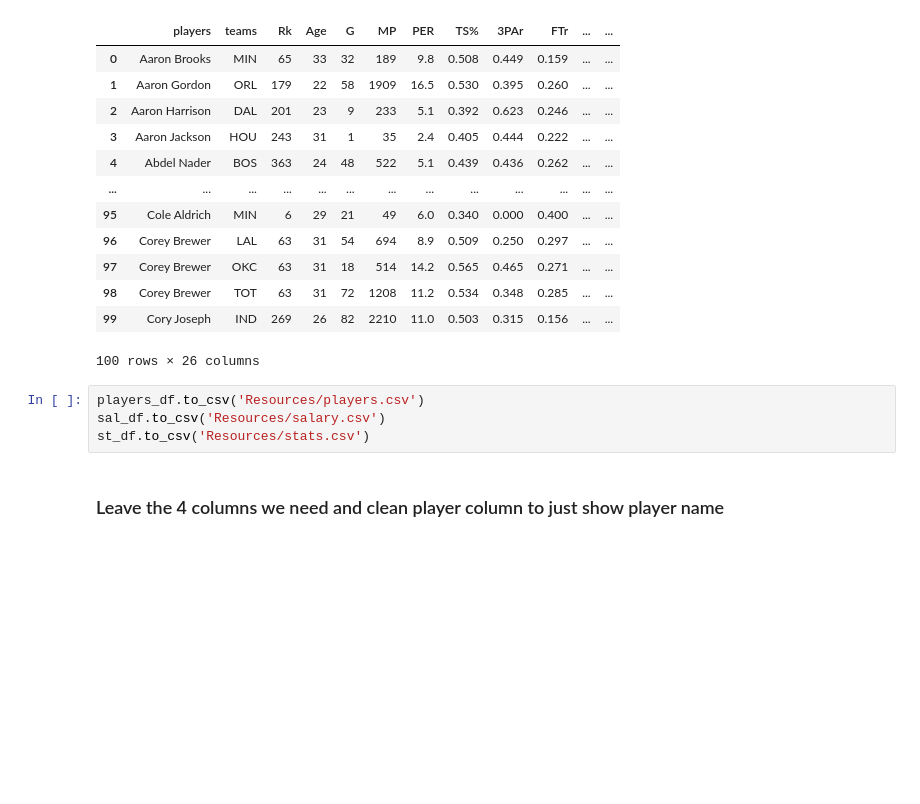
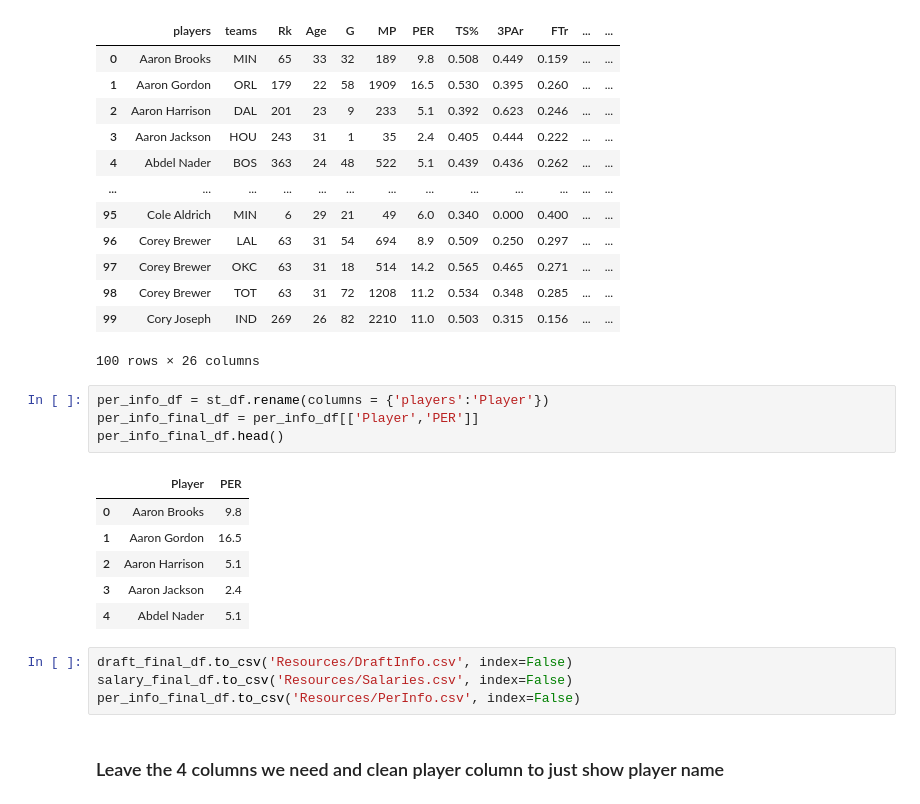
Before and after one commit to SanaRogers/ETL-Project, a Jupyter notebook: NBA_Players.ipynb, the cells around one changed output. Cells and saved outputs as stored; diff of their text form; blank space fills up the shorter version.

```diff
--- a/NBA_Players.ipynb
+++ b/NBA_Players.ipynb
@@ -115,10 +126,21 @@ st_df.head(100)
 | 98 | Corey Brewer | TOT | 63 | 31 | 72 | 1208 | 11.2 | 0.534 | 0.348 | 0.285 | ... | ... |
 | 99 | Cory Joseph | IND | 269 | 26 | 82 | 2210 | 11.0 | 0.503 | 0.315 | 0.156 | ... | ... |
 100 rows × 26 columns
+# %%
+per_info_df = st_df.rename(columns = {'players':'Player'})
+per_info_final_df = per_info_df[['Player','PER']]
+per_info_final_df.head()
+# %% [output]
+|  | Player | PER |
+| 0 | Aaron Brooks | 9.8 |
+| 1 | Aaron Gordon | 16.5 |
+| 2 | Aaron Harrison | 5.1 |
+| 3 | Aaron Jackson | 2.4 |
+| 4 | Abdel Nader | 5.1 |
 # %%
-players_df.to_csv('Resources/players.csv')
-sal_df.to_csv('Resources/salary.csv')
-st_df.to_csv('Resources/stats.csv')
+draft_final_df.to_csv('Resources/DraftInfo.csv', index=False)
+salary_final_df.to_csv('Resources/Salaries.csv', index=False)
+per_info_final_df.to_csv('Resources/PerInfo.csv', index=False)
 # %% [markdown]
 ### Leave the 4 columns we need and clean player column to just show player name
 # %% [markdown]
```
Also changed, not shown: parts of 10 cells of this notebook, 7 other files.
